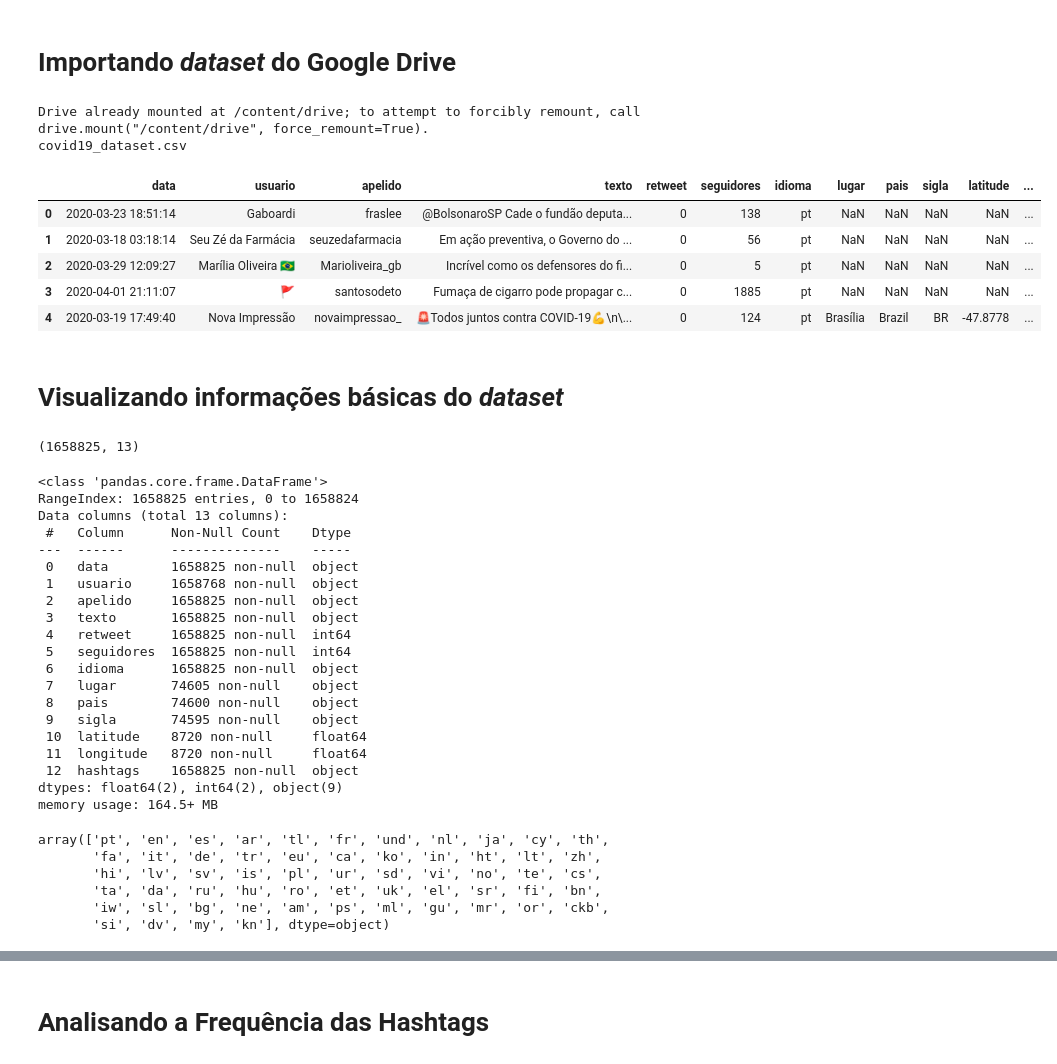
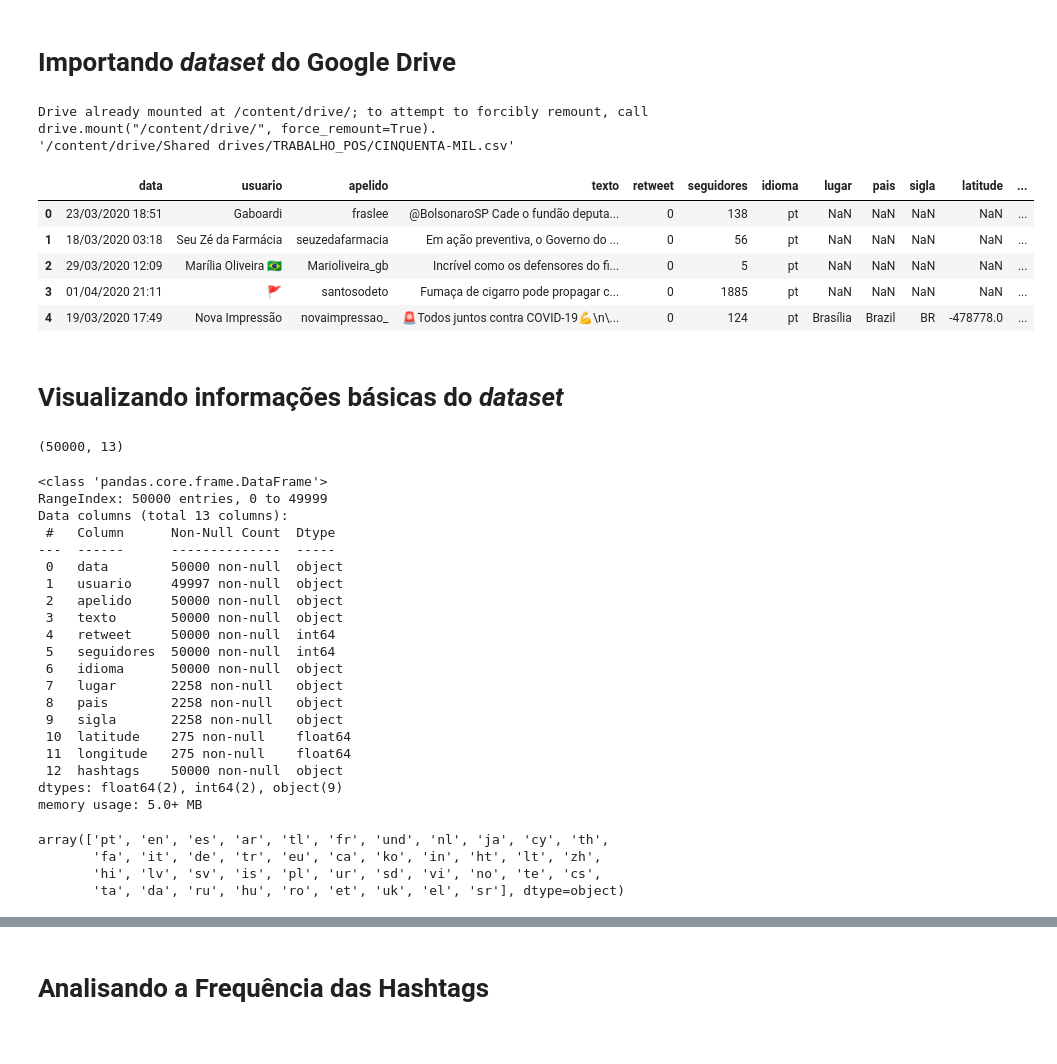
Before and after one commit to adielws/covid19-questions, a Jupyter notebook: covid19_questions.ipynb, the cells around one changed output, grey strips where cells are left out. Drawn from its saved outputs; the diff is of its cells as text; code cells hidden in the pictures.

```diff
--- a/covid19_questions.ipynb
+++ b/covid19_questions.ipynb
@@ -4,60 +4,58 @@
 # Importando *dataset* do Google Drive
 # %%
 from google.colab import drive
-drive.mount('/content/drive')
-!ls '/content/drive/My Drive/covid19_questions_dataset'
+drive.mount('/content/drive/')
+!ls '/content/drive/Shared drives/TRABALHO_POS/CINQUENTA-MIL.csv'
 # %% [output]
-Drive already mounted at /content/drive; to attempt to forcibly remount, call drive.mount("/content/drive", force_remount=True).
-covid19_dataset.csv
+Drive already mounted at /content/drive/; to attempt to forcibly remount, call drive.mount("/content/drive/", force_remount=True).
+'/content/drive/Shared drives/TRABALHO_POS/CINQUENTA-MIL.csv'
 # %%
 import pandas as pd
-data = pd.read_csv('/content/drive/My Drive/covid19_questions_dataset/covid19_dataset.csv')
+data = pd.read_csv('/content/drive/Shared drives/TRABALHO_POS/CINQUENTA-MIL.csv', error_bad_lines=False, delimiter=';', encoding="utf-8")
 data.head(5)
 # %% [output]
 |  | data | usuario | apelido | texto | retweet | seguidores | idioma | lugar | pais | sigla | latitude | ... |
-| 0 | 2020-03-23 18:51:14 | Gaboardi | fraslee | @BolsonaroSP Cade o fundão deputa... | 0 | 138 | pt | NaN | NaN | NaN | NaN | ... |
-| 1 | 2020-03-18 03:18:14 | Seu Zé da Farmácia | seuzedafarmacia | Em ação preventiva, o Governo do ... | 0 | 56 | pt | NaN | NaN | NaN | NaN | ... |
-| 2 | 2020-03-29 12:09:27 | Marília Oliveira 🇧🇷 | Marioliveira_gb | Incrível como os defensores do fi... | 0 | 5 | pt | NaN | NaN | NaN | NaN | ... |
-| 3 | 2020-04-01 21:11:07 | 🚩 | santosodeto | Fumaça de cigarro pode propagar c... | 0 | 1885 | pt | NaN | NaN | NaN | NaN | ... |
-| 4 | 2020-03-19 17:49:40 | Nova Impressão | novaimpressao_ | 🚨Todos juntos contra COVID-19💪\n\... | 0 | 124 | pt | Brasília | Brazil | BR | -47.8778 | ... |
+| 0 | 23/03/2020 18:51 | Gaboardi | fraslee | @BolsonaroSP Cade o fundão deputa... | 0 | 138 | pt | NaN | NaN | NaN | NaN | ... |
+| 1 | 18/03/2020 03:18 | Seu Zé da Farmácia | seuzedafarmacia | Em ação preventiva, o Governo do ... | 0 | 56 | pt | NaN | NaN | NaN | NaN | ... |
+| 2 | 29/03/2020 12:09 | Marília Oliveira 🇧🇷 | Marioliveira_gb | Incrível como os defensores do fi... | 0 | 5 | pt | NaN | NaN | NaN | NaN | ... |
+| 3 | 01/04/2020 21:11 | 🚩 | santosodeto | Fumaça de cigarro pode propagar c... | 0 | 1885 | pt | NaN | NaN | NaN | NaN | ... |
+| 4 | 19/03/2020 17:49 | Nova Impressão | novaimpressao_ | 🚨Todos juntos contra COVID-19💪\n\... | 0 | 124 | pt | Brasília | Brazil | BR | -478778.0 | ... |
 # %% [markdown]
 # Visualizando informações básicas do *dataset*
 # %%
 data.shape
 # %% [output]
-(1658825, 13)
+(50000, 13)
 # %%
 data.info()
 # %% [output]
 <class 'pandas.core.frame.DataFrame'>
-RangeIndex: 1658825 entries, 0 to 1658824
+RangeIndex: 50000 entries, 0 to 49999
 Data columns (total 13 columns):
- #   Column      Non-Null Count    Dtype
----  ------      --------------    -----
- 0   data        1658825 non-null  object
- 1   usuario     1658768 non-null  object
- 2   apelido     1658825 non-null  object
- 3   texto       1658825 non-null  object
- 4   retweet     1658825 non-null  int64
- 5   seguidores  1658825 non-null  int64
- 6   idioma      1658825 non-null  object
- 7   lugar       74605 non-null    object
- 8   pais        74600 non-null    object
- 9   sigla       74595 non-null    object
- 10  latitude    8720 non-null     float64
- 11  longitude   8720 non-null     float64
- 12  hashtags    1658825 non-null  object
+ #   Column      Non-Null Count  Dtype
+---  ------      --------------  -----
+ 0   data        50000 non-null  object
+ 1   usuario     49997 non-null  object
+ 2   apelido     50000 non-null  object
+ 3   texto       50000 non-null  object
+ 4   retweet     50000 non-null  int64
+ 5   seguidores  50000 non-null  int64
+ 6   idioma      50000 non-null  object
+ 7   lugar       2258 non-null   object
+ 8   pais        2258 non-null   object
+ 9   sigla       2258 non-null   object
+ 10  latitude    275 non-null    float64
+ 11  longitude   275 non-null    float64
+ 12  hashtags    50000 non-null  object
 dtypes: float64(2), int64(2), object(9)
-memory usage: 164.5+ MB
+memory usage: 5.0+ MB
 # %%
 data.idioma.unique() # categorias de idiomas
 # %% [output]
 array(['pt', 'en', 'es', 'ar', 'tl', 'fr', 'und', 'nl', 'ja', 'cy', 'th',
        'fa', 'it', 'de', 'tr', 'eu', 'ca', 'ko', 'in', 'ht', 'lt', 'zh',
        'hi', 'lv', 'sv', 'is', 'pl', 'ur', 'sd', 'vi', 'no', 'te', 'cs',
-       'ta', 'da', 'ru', 'hu', 'ro', 'et', 'uk', 'el', 'sr', 'fi', 'bn',
-       'iw', 'sl', 'bg', 'ne', 'am', 'ps', 'ml', 'gu', 'mr', 'or', 'ckb',
-       'si', 'dv', 'my', 'kn'], dtype=object)
+       'ta', 'da', 'ru', 'hu', 'ro', 'et', 'uk', 'el', 'sr'], dtype=object)
 # %%
 data.pais.unique() # categorias de países
 # %% [output]
```
Also changed, not shown: parts of 14 cells of this notebook.
